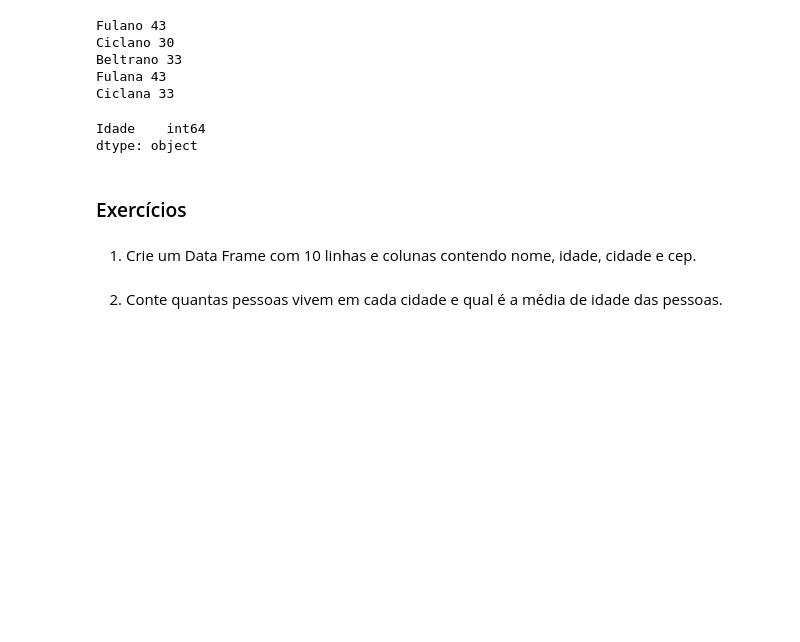
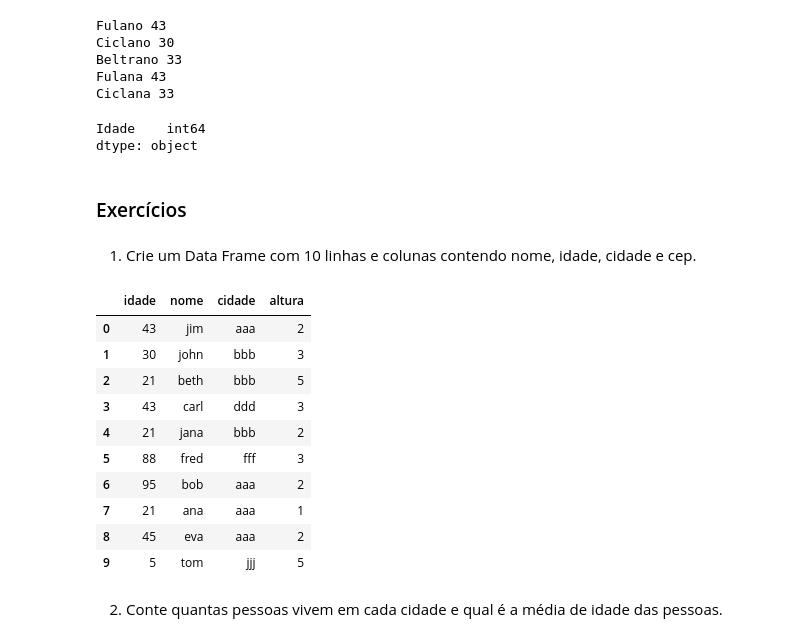
Before and after one commit to fredprada/Data_Science_Course, a Jupyter notebook: Exercício_Pandas_Estrutura_(DataFrame).ipynb, the cells around one changed output. Saved outputs shown, nothing was run; the diff lists cells and outputs as text; code cells hidden in the pictures; blank space fills up the shorter version.

```diff
--- a/Exercício_Pandas_Estrutura_(DataFrame).ipynb
+++ b/Exercício_Pandas_Estrutura_(DataFrame).ipynb
@@ -228,5 +228,24 @@ dtype: object
 <h3> Exercícios</b>
 # %% [markdown]
 1. Crie um Data Frame com 10 linhas e colunas contendo nome, idade, cidade e cep.
+# %%
+import random
+df = pd.DataFrame({'idade':[43,30,21,43,21,88,95,21,45,5],
+                   'nome':['jim','john','beth','carl','jana','fred','bob','ana','eva','tom'],
+                   'cidade':['aaa','bbb','bbb','ddd','bbb','fff','aaa','aaa','aaa','jjj'],
+                   'altura':[2,3,5,3,2,3,2,1,2,5]})
+df
+# %% [output]
+|  | idade | nome | cidade | altura |
+| 0 | 43 | jim | aaa | 2 |
+| 1 | 30 | john | bbb | 3 |
+| 2 | 21 | beth | bbb | 5 |
+| 3 | 43 | carl | ddd | 3 |
+| 4 | 21 | jana | bbb | 2 |
+| 5 | 88 | fred | fff | 3 |
+| 6 | 95 | bob | aaa | 2 |
+| 7 | 21 | ana | aaa | 1 |
+| 8 | 45 | eva | aaa | 2 |
+| 9 | 5 | tom | jjj | 5 |
 # %% [markdown]
 2. Conte quantas pessoas vivem em cada cidade e qual é a média de idade das pessoas.
```
Also changed, not shown: parts of 2 cells of this notebook.
